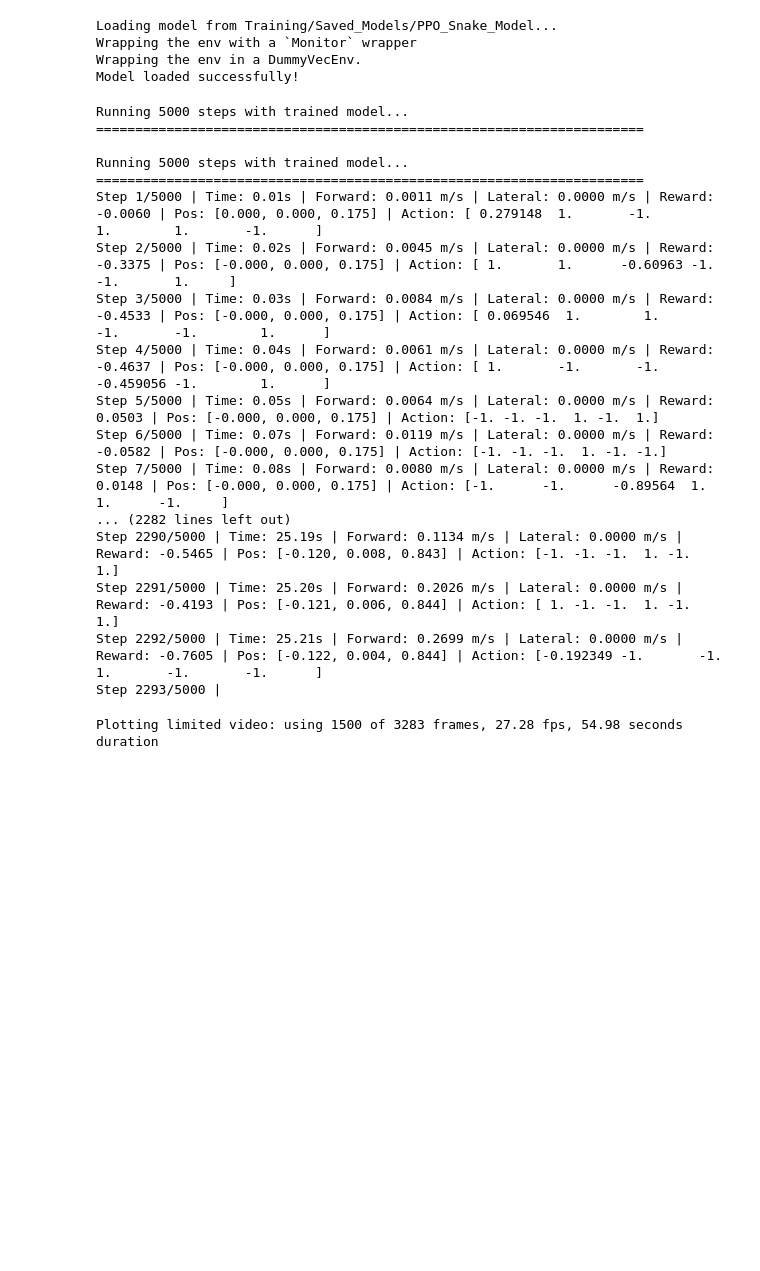
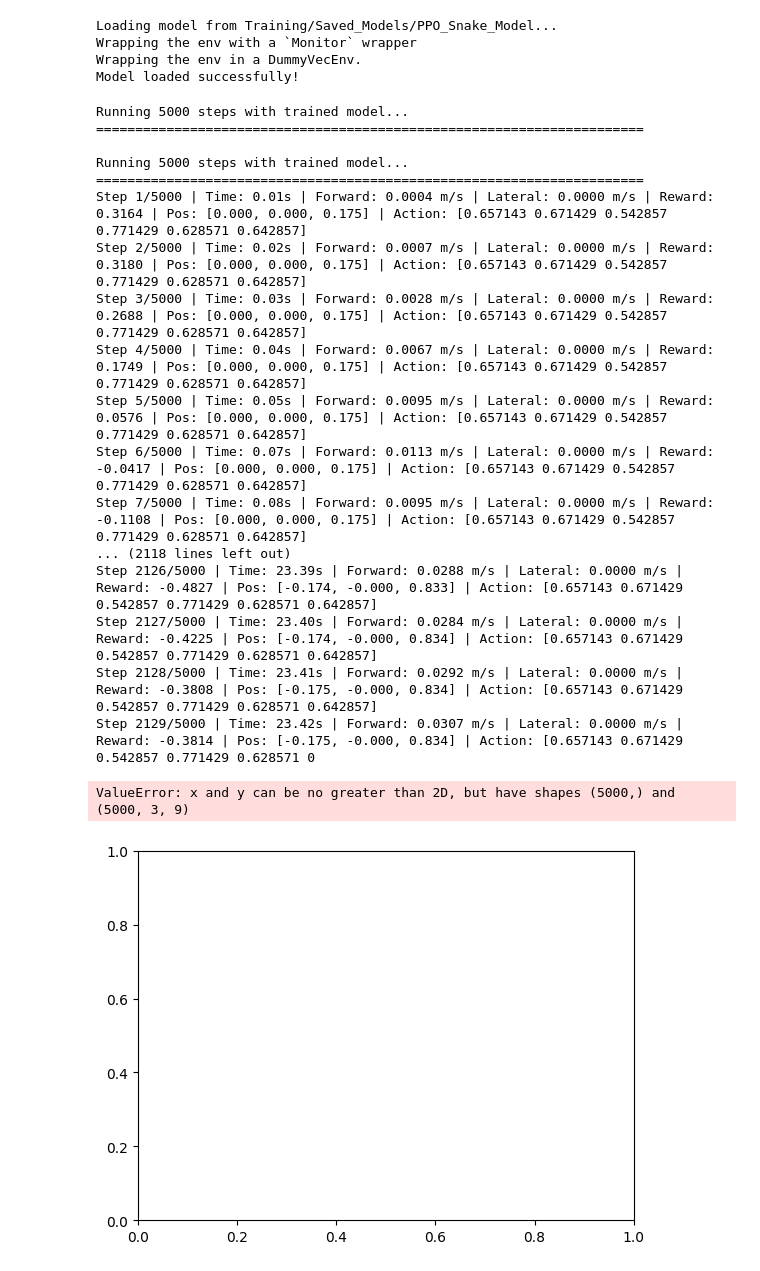
Before and after one commit to Albatross679/RL-ElasticaSnake, a Jupyter notebook: test.ipynb, the cells around one changed output. Cells and saved outputs as stored; diff of their text form; code cells hidden in the pictures; blank space fills up the shorter version.

Commit message:
before curvature reward modification

```diff
--- a/test.ipynb
+++ b/test.ipynb
@@ -28,6 +28,12 @@ from visualization import visualization
 
 v1 = visualization()
 # %%
+# Reload config module to get latest changes
+import importlib
+importlib.reload(config)
+
+config.ENV_CONFIG["_n_elem"] = 10
+
 env = FixedWavelengthContinuumSnakeEnv(
     fixed_wavelength=config.ENV_CONFIG["fixed_wavelength"],
     obs_keys=config.ENV_CONFIG["obs_keys"],
@@ -37,5 +43,6 @@ env = FixedWavelengthContinuumSnakeEnv(
 env.period = config.ENV_CONFIG["period"]
 env.ratio_time = config.ENV_CONFIG["ratio_time"]
 env.rut_ratio = config.ENV_CONFIG["rut_ratio"]
+env._n_elem = config.ENV_CONFIG["_n_elem"]
 
 obs, _ = env.reset()
@@ -76,8 +87,12 @@ episode_count = 0
 
 for i in range(num_steps):
     # Get action from model
-    action, _states = model.predict(obs, deterministic=True)
-    # action = np.array([3.4e-3, 3.3e-3, 4.2e-3, 2.6e-3, 3.6e-3, 3.5e-3], dtype=np.float32)
+    # action, _states = model.predict(obs, deterministic=True)
+
+    # Raw torque values (in N⋅m)
+    raw_torque = np.array([3.4e-3, 3.3e-3, 4.2e-3, 2.6e-3, 3.6e-3, 3.5e-3], dtype=np.float64)
+    # Map torque values to normalized action space [-1, 1] using environment's mapping rule
+    action = env._map_torque_to_action(raw_torque).astype(np.float32)
 
     # Step environment (suppress stdout from elastica)
     with contextlib.redirect_stdout(io.StringIO()):
@@ -122,52 +137,32 @@ Running 5000 steps with trained model...
 
 Running 5000 steps with trained model...
 ======================================================================
-Step 1/5000 | Time: 0.01s | Forward: 0.0011 m/s | Lateral: 0.0000 m/s | Reward: -0.0060 | Pos: [0.000, 0.000, 0.175] | Action: [ 0.279148  1.       -1.        1.        1.       -1.      ]
-Step 2/5000 | Time: 0.02s | Forward: 0.0045 m/s | Lateral: 0.0000 m/s | Reward: -0.3375 | Pos: [-0.000, 0.000, 0.175] | Action: [ 1.       1.      -0.60963 -1.      -1.       1.     ]
-Step 3/5000 | Time: 0.03s | Forward: 0.0084 m/s | Lateral: 0.0000 m/s | Reward: -0.4533 | Pos: [-0.000, 0.000, 0.175] | Action: [ 0.069546  1.        1.       -1.       -1.        1.      ]
-Step 4/5000 | Time: 0.04s | Forward: 0.0061 m/s | Lateral: 0.0000 m/s | Reward: -0.4637 | Pos: [-0.000, 0.000, 0.175] | Action: [ 1.       -1.       -1.       -0.459056 -1.        1.      ]
-Step 5/5000 | Time: 0.05s | Forward: 0.0064 m/s | Lateral: 0.0000 m/s | Reward: 0.0503 | Pos: [-0.000, 0.000, 0.175] | Action: [-1. -1. -1.  1. -1.  1.]
-Step 6/5000 | Time: 0.07s | Forward: 0.0119 m/s | Lateral: 0.0000 m/s | Reward: -0.0582 | Pos: [-0.000, 0.000, 0.175] | Action: [-1. -1. -1.  1. -1. -1.]
-Step 7/5000 | Time: 0.08s | Forward: 0.0080 m/s | Lateral: 0.0000 m/s | Reward: 0.0148 | Pos: [-0.000, 0.000, 0.175] | Action: [-1.      -1.      -0.89564  1.       1.      -1.     ]
-... (2282 lines left out)
-Step 2290/5000 | Time: 25.19s | Forward: 0.1134 m/s | Lateral: 0.0000 m/s | Reward: -0.5465 | Pos: [-0.120, 0.008, 0.843] | Action: [-1. -1. -1.  1. -1.  1.]
-Step 2291/5000 | Time: 25.20s | Forward: 0.2026 m/s | Lateral: 0.0000 m/s | Reward: -0.4193 | Pos: [-0.121, 0.006, 0.844] | Action: [ 1. -1. -1.  1. -1.  1.]
-Step 2292/5000 | Time: 25.21s | Forward: 0.2699 m/s | Lateral: 0.0000 m/s | Reward: -0.7605 | Pos: [-0.122, 0.004, 0.844] | Action: [-0.192349 -1.       -1.        1.       -1.       -1.      ]
-Step 2293/5000 |
+Step 1/5000 | Time: 0.01s | Forward: 0.0004 m/s | Lateral: 0.0000 m/s | Reward: 0.3164 | Pos: [0.000, 0.000, 0.175] | Action: [0.657143 0.671429 0.542857 0.771429 0.628571 0.642857]
+Step 2/5000 | Time: 0.02s | Forward: 0.0007 m/s | Lateral: 0.0000 m/s | Reward: 0.3180 | Pos: [0.000, 0.000, 0.175] | Action: [0.657143 0.671429 0.542857 0.771429 0.628571 0.642857]
+Step 3/5000 | Time: 0.03s | Forward: 0.0028 m/s | Lateral: 0.0000 m/s | Reward: 0.2688 | Pos: [0.000, 0.000, 0.175] | Action: [0.657143 0.671429 0.542857 0.771429 0.628571 0.642857]
+Step 4/5000 | Time: 0.04s | Forward: 0.0067 m/s | Lateral: 0.0000 m/s | Reward: 0.1749 | Pos: [0.000, 0.000, 0.175] | Action: [0.657143 0.671429 0.542857 0.771429 0.628571 0.642857]
+Step 5/5000 | Time: 0.05s | Forward: 0.0095 m/s | Lateral: 0.0000 m/s | Reward: 0.0576 | Pos: [0.000, 0.000, 0.175] | Action: [0.657143 0.671429 0.542857 0.771429 0.628571 0.642857]
+Step 6/5000 | Time: 0.07s | Forward: 0.0113 m/s | Lateral: 0.0000 m/s | Reward: -0.0417 | Pos: [0.000, 0.000, 0.175] | Action: [0.657143 0.671429 0.542857 0.771429 0.628571 0.642857]
+Step 7/5000 | Time: 0.08s | Forward: 0.0095 m/s | Lateral: 0.0000 m/s | Reward: -0.1108 | Pos: [0.000, 0.000, 0.175] | Action: [0.657143 0.671429 0.542857 0.771429 0.628571 0.642857]
+... (2118 lines left out)
+Step 2126/5000 | Time: 23.39s | Forward: 0.0288 m/s | Lateral: 0.0000 m/s | Reward: -0.4827 | Pos: [-0.174, -0.000, 0.833] | Action: [0.657143 0.671429 0.542857 0.771429 0.628571 0.642857]
+Step 2127/5000 | Time: 23.40s | Forward: 0.0284 m/s | Lateral: 0.0000 m/s | Reward: -0.4225 | Pos: [-0.174, -0.000, 0.834] | Action: [0.657143 0.671429 0.542857 0.771429 0.628571 0.642857]
+Step 2128/5000 | Time: 23.41s | Forward: 0.0292 m/s | Lateral: 0.0000 m/s | Reward: -0.3808 | Pos: [-0.175, -0.000, 0.834] | Action: [0.657143 0.671429 0.542857 0.771429 0.628571 0.642857]
+Step 2129/5000 | Time: 23.42s | Forward: 0.0307 m/s | Lateral: 0.0000 m/s | Reward: -0.3814 | Pos: [-0.175, -0.000, 0.834] | Action: [0.657143 0.671429 0.542857 0.771429 0.628571 0
 # %%
 
 # Visualize trajectory in 2D (X vs Z)
 avg_positions = np.asarray(env.state_dict['avg_position'])
 # v1.trajectory_2d(avg_positions[:, 0], avg_positions[:, 2])
 
 # Visualize velocity norm history
 avg_velocities = np.asarray(env.state_dict['avg_velocity'])
 # v1.velocity_norm_history(env.state_dict['time'], avg_velocities)
 
 # Visualize trajectory in 3D
 # v1.trajectory_3d(avg_positions)
 
 # v1.trajectory_2d(avg_positions[:, 0], avg_positions[:, 2])
-
-
-# plt.plot(env.state_dict['time'], env.state_dict['torque_coeffs'])
-# plt.plot(env.state_dict['time'], env.state_dict['reward'])
-
-
-# Visualize current snake shape
-# v1.current_shape_3d(env.shearable_rod)
-
-# Plot video from callback data
-# v1.plot_video(env.callback_data)
-# v1.plot_video_limited(
-#                       env.callback_data,
-#                       "video_limited1.mp4",
-#                       1500
-#                       )
-v1.plot_video_auto_limits(
-    env.callback_data,
-    "video_auto_limits.mp4",
-    1500,
-)
 # %% [output]
-Plotting limited video: using 1500 of 3283 frames, 27.28 fps, 54.98 seconds duration
+ValueError: x and y can be no greater than 2D, but have shapes (5000,) and (5000, 3, 9)
+[figure, added]
```
Also changed, not shown: parts of 6 cells of this notebook, 8 other files.
